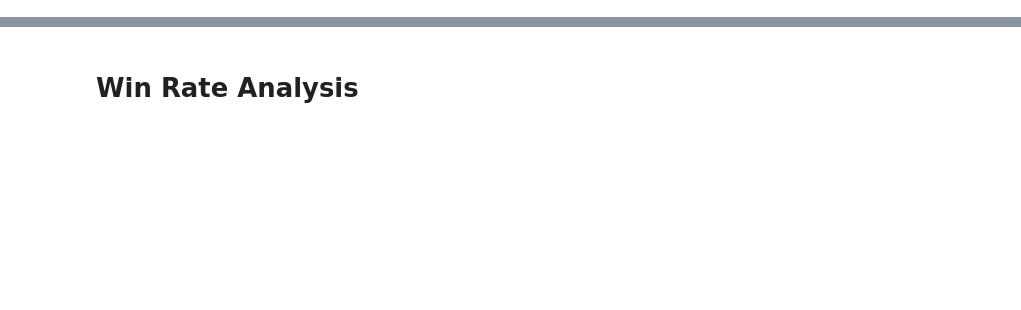
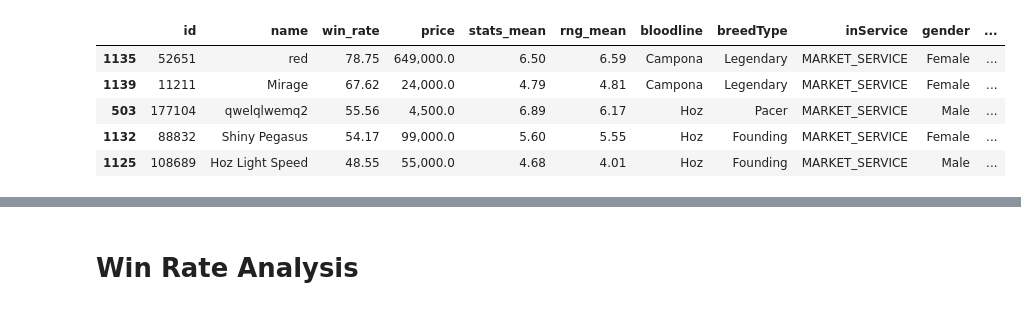
Before and after one commit to enricoaquilina/Pegaxy_research, a Jupyter notebook: Pegaxy Analysis.ipynb, the cells around one changed output, grey strips where cells are left out. Saved outputs shown, nothing was run; the diff lists cells and outputs as text; code cells hidden in the pictures; blank space fills up the shorter version.

```diff
--- a/Pegaxy Analysis.ipynb
+++ b/Pegaxy Analysis.ipynb
@@ -156,0 +164,28 @@ df = df.sort_values(by=['win_rate'], ascending=False)
+# %%
+df = pd.DataFrame(pegas)
+# Compute mean stats value
+df['win_rate'] = df['win_rate'].replace(np.nan, 0)
+df['win_rate'] = df['win_rate'].astype(float)
+
+
+# df['id'] = df['id'].apply(str)
+df['id'] = df['id'].astype(str).apply(lambda x: x.replace('.0',''))
+df['nftId'] = df['nftId'].astype(str).apply(lambda x: x.replace('.0',''))
+df['ownerId'] = df['ownerId'].astype(str).apply(lambda x: x.replace('.0',''))
+
+df = df.drop(labels=['message', 'status', 'listing', 'nft'], axis=1)
+
+df = df.dropna();
+
+column_names = ["id", "name", "win_rate", "price", "stats_mean", "rng_mean", "bloodline", "breedType", "inService", "gender", "stats", "nftId", "ownerId", "owner", "nftAddress"]
+df = df.reindex(columns=column_names)
+
+df = df.sort_values(by=['win_rate'], ascending=False);
+df.head()
+# %% [output]
+|  | id | name | win_rate | price | stats_mean | rng_mean | bloodline | breedType | inService | gender | ... |
+| 1135 | 52651 | red | 78.75 | 649,000.0 | 6.50 | 6.59 | Campona | Legendary | MARKET_SERVICE | Female | ... |
+| 1139 | 11211 | Mirage | 67.62 | 24,000.0 | 4.79 | 4.81 | Campona | Legendary | MARKET_SERVICE | Female | ... |
+| 503 | 177104 | qwelqlwemq2 | 55.56 | 4,500.0 | 6.89 | 6.17 | Hoz | Pacer | MARKET_SERVICE | Male | ... |
+| 1132 | 88832 | Shiny Pegasus | 54.17 | 99,000.0 | 5.60 | 5.55 | Hoz | Founding | MARKET_SERVICE | Female | ... |
+| 1125 | 108689 | Hoz Light Speed | 48.55 | 55,000.0 | 4.68 | 4.01 | Hoz | Founding | MARKET_SERVICE | Male | ... |
```
Also changed, not shown: parts of 9 cells of this notebook, 1 other file.
